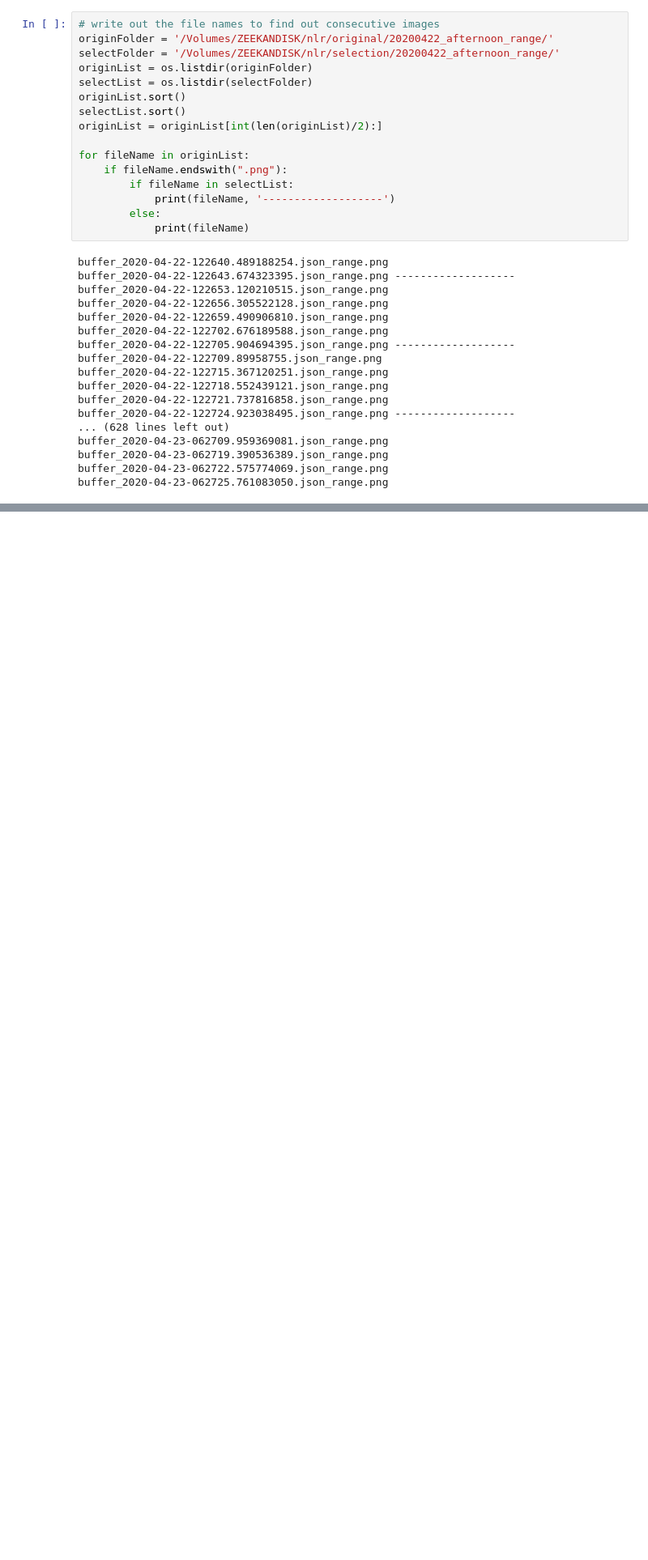
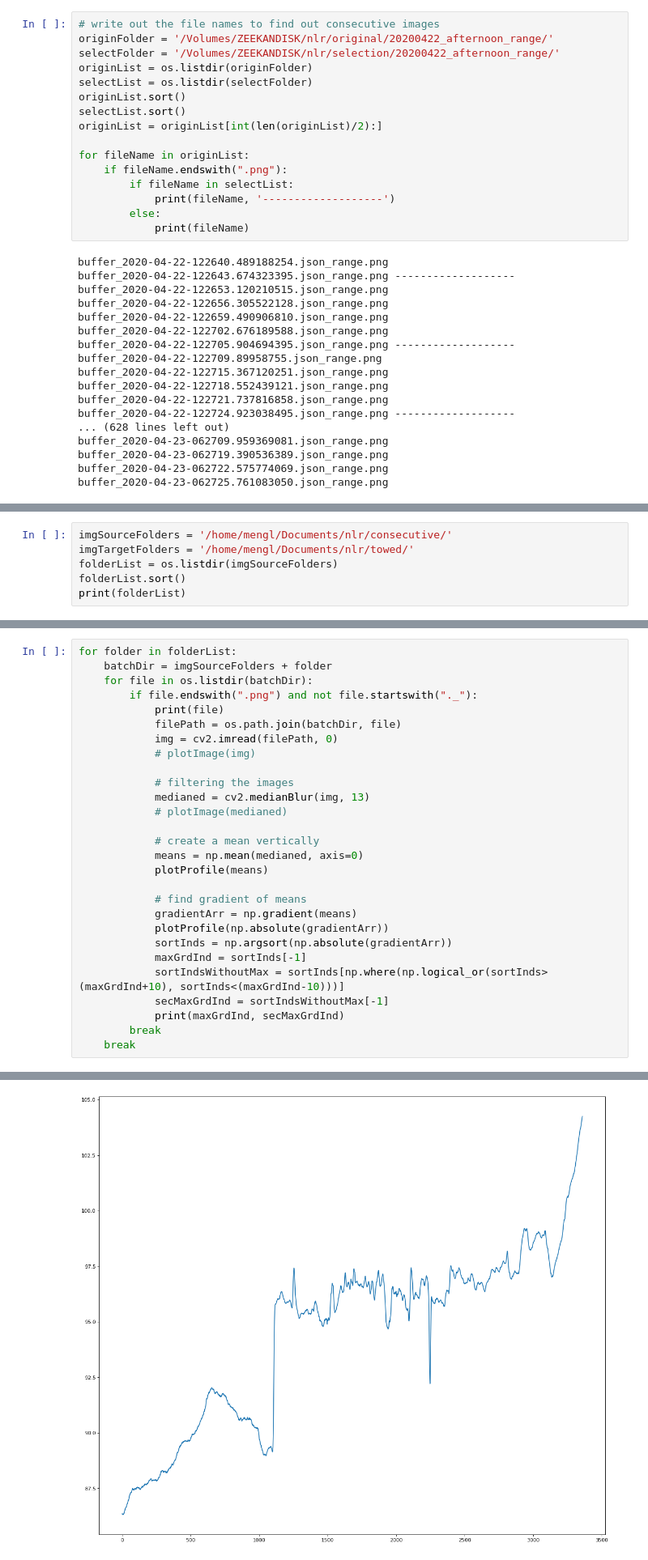
Before and after one commit to Zchappie/Garage, a Jupyter notebook: ImgProcessingPythonUtils/towInspection.ipynb, the cells around one changed output, grey strips where cells are left out. Shown at 81% size. Saved outputs shown, nothing was run; the diff lists cells and outputs as text; blank space fills up the shorter version.

```diff
--- a/ImgProcessingPythonUtils/towInspection.ipynb
+++ b/ImgProcessingPythonUtils/towInspection.ipynb
@@ -317,0 +307,6 @@ buffer_2020-04-23-062725.761083050.json_range.png
+# %%
+imgSourceFolders = '/home/mengl/Documents/nlr/consecutive/'
+imgTargetFolders = '/home/mengl/Documents/nlr/towed/'
+folderList = os.listdir(imgSourceFolders)
+folderList.sort()
+print(folderList)
@@ -317,0 +315,29 @@ buffer_2020-04-23-062725.761083050.json_range.png
+# %%
+for folder in folderList:
+    batchDir = imgSourceFolders + folder
+    for file in os.listdir(batchDir):
+        if file.endswith(".png") and not file.startswith("._"):
+            print(file)
+            filePath = os.path.join(batchDir, file)
+            img = cv2.imread(filePath, 0)
+            # plotImage(img)
+
+            # filtering the images
+            medianed = cv2.medianBlur(img, 13)
+            # plotImage(medianed)
+
+            # create a mean vertically
+            means = np.mean(medianed, axis=0)
+            plotProfile(means)
+
+            # find gradient of means
+            gradientArr = np.gradient(means)
+            plotProfile(np.absolute(gradientArr))
+            sortInds = np.argsort(np.absolute(gradientArr))
+            maxGrdInd = sortInds[-1]
+            sortIndsWithoutMax = sortInds[np.where(np.logical_or(sortInds>(maxGrdInd+10), sortInds<(maxGrdInd-10)))]
+            secMaxGrdInd = sortIndsWithoutMax[-1]
+            print(maxGrdInd, secMaxGrdInd)
+        break
+    break
+# %% [output]
@@ -317,0 +347 @@ buffer_2020-04-23-062725.761083050.json_range.png
+[figure, added]
```
Also changed, not shown: parts of 7 cells of this notebook.
